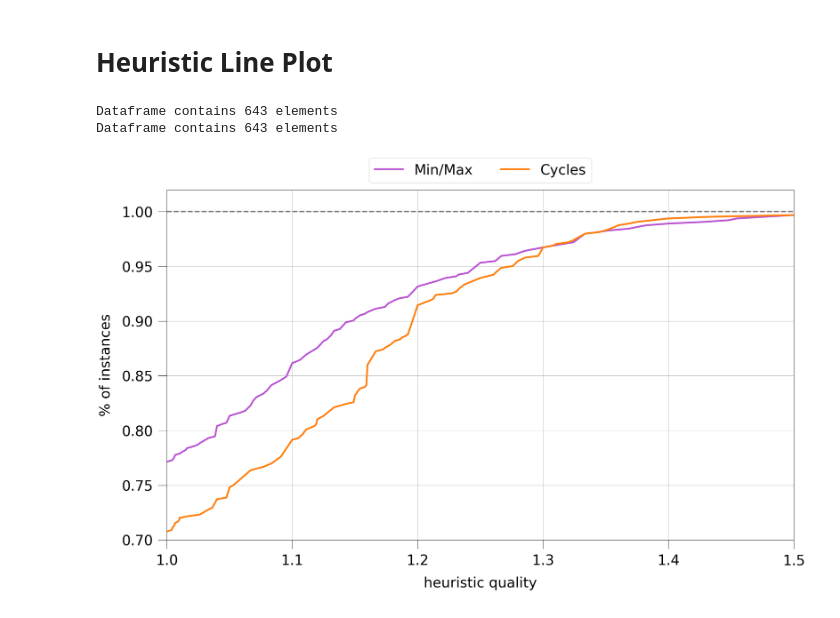
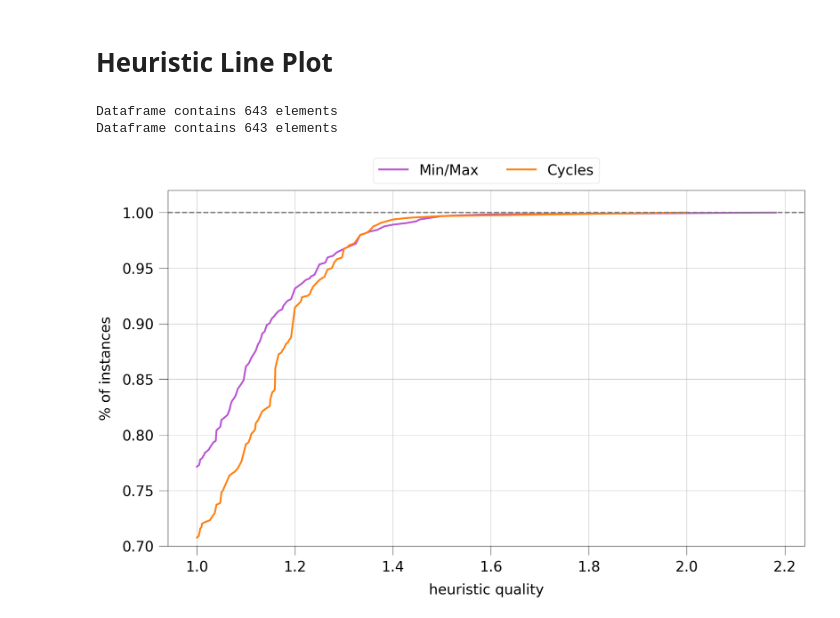
Before and after one commit to HenriDickel/DFVS-Solver, a Jupyter notebook: DFVS_Solver/src/python/statistics_v5.ipynb, the cells around one changed output. Cells and saved outputs as stored; diff of their text form; code cells hidden in the pictures.

```diff
--- a/DFVS_Solver/src/python/statistics_v5.ipynb
+++ b/DFVS_Solver/src/python/statistics_v5.ipynb
@@ -92,32 +92,32 @@ df_1['difference'] = df_1['k_approx'] / df_1['k_optimal']
 # %%
 # Calculate percentage dataframes
 df_0_perc = get_heuristic_percentage_df(df_0)
 df_1_perc = get_heuristic_percentage_df(df_1)
 
 # Plot lines
 fig, ax = plt.subplots(figsize=(25.6, 14.4))
 ax.plot(df_0_perc['percentage_solved'], c='mediumorchid', linewidth='4', label='Min/Max')
 ax.plot(df_1_perc['percentage_solved'], c='tab:orange', linewidth='4', label='Cycles')
 
 ax.set_xlabel('heuristic quality', labelpad=20)
 ax.set_ylabel('% of instances', labelpad=20)
-ax.set_xlim([1.0, 1.5])
+#ax.set_xlim([1.0, 1.5])
 ax.set_ylim([0.7, 1.02])
 #ax.set_xscale('log')
 #ax.set_xticks([1, 10, 100, 1000, 10000, 60000, 180000])
 #ax.set_xticklabels([0.001, 0.01, 0.1, 1.0, 10.0, 60.0, 180.0])
 ax.tick_params(axis='both', length=20, which='major', pad=12)
 ax.grid()
 ax.legend(bbox_to_anchor=(0, 1, 1, 0), loc='lower center', ncol=2)
 
 # Draw
 #ax.axvline(x=180000, color='gray', linestyle='--', linewidth=3)
 ax.axhline(y=1, color='gray', linestyle='--', linewidth=3)
 #ax.text(185000, 0.42, "timeout", color='gray', rotation='vertical')
 
 fig.savefig('plots/v5/HeuristicLinePlot.png',  bbox_inches='tight')
 fig.show()
 # %% [output]
 Dataframe contains 643 elements
 Dataframe contains 643 elements
-[figure, old version]
+[figure, new version]
```
Also changed, not shown: 9 other files.
